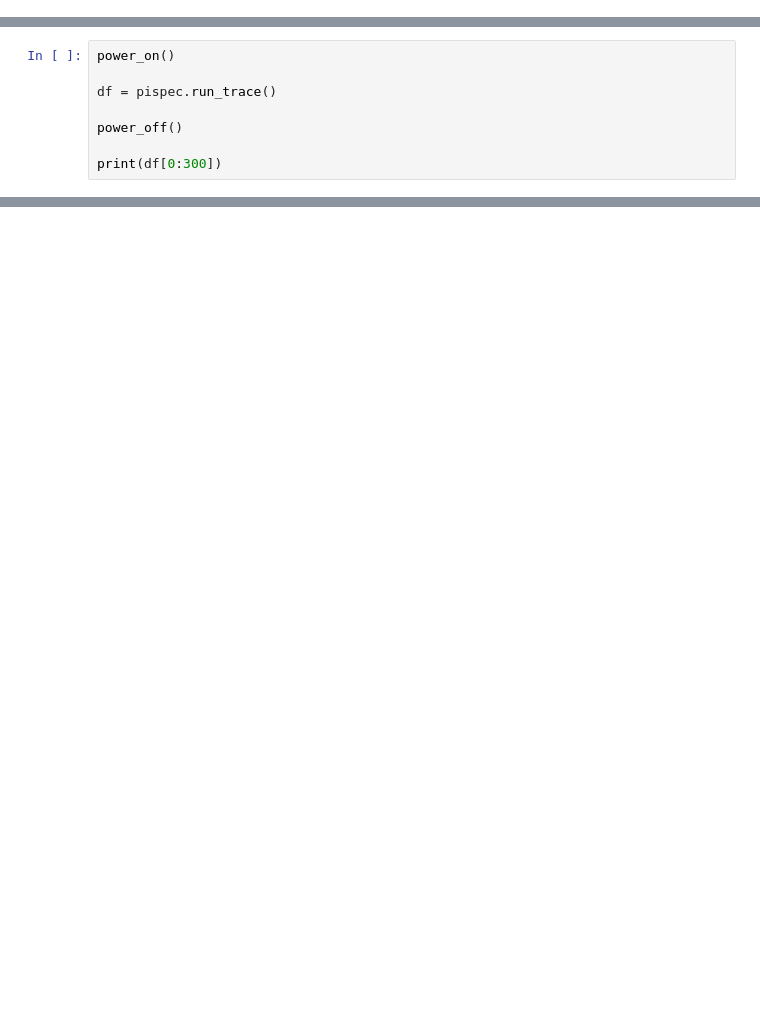
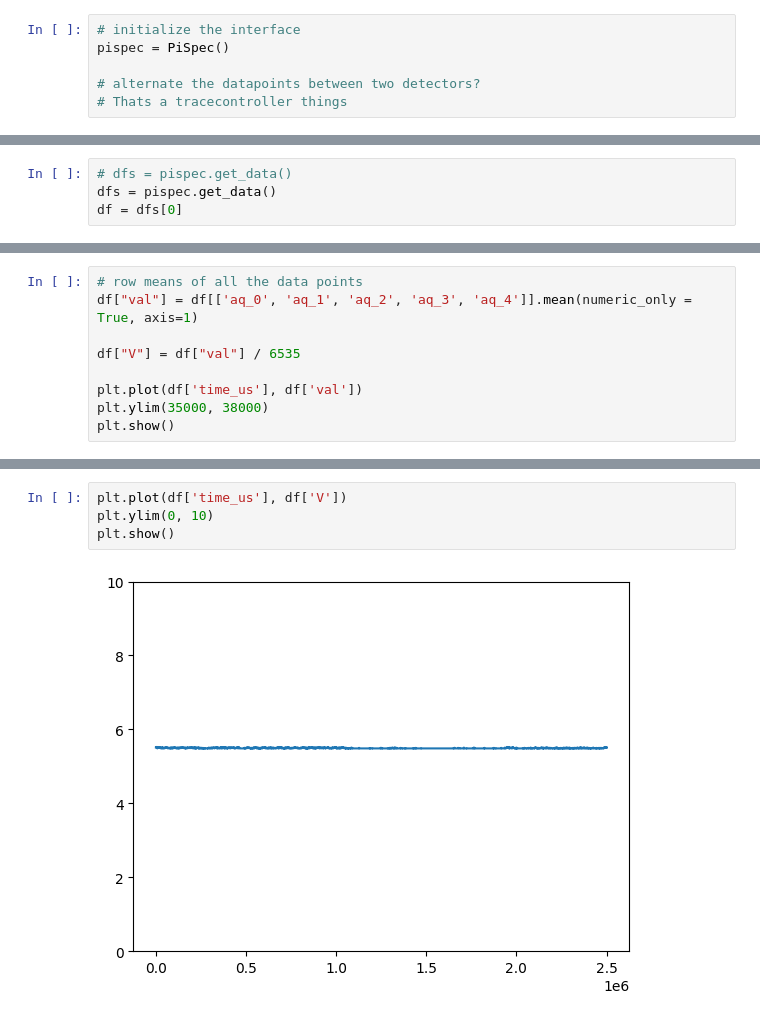
Before and after one commit to fieryWalrus1002/pi-spec_adc, a Jupyter notebook: pispec.ipynb, the cells around one changed output, grey strips where cells are left out. Saved outputs shown, nothing was run; the diff lists cells and outputs as text; blank space fills up the shorter version.

Commit message:
data is coming in and getting plotted!

```diff
--- a/pispec.ipynb
+++ b/pispec.ipynb
@@ -16,0 +5,6 @@ def power_off():
+# %%
+# initialize the interface
+pispec = PiSpec()
+
+# alternate the datapoints between two detectors?
+# Thats a tracecontroller things
@@ -40,8 +26,0 @@ counter=2501, sat_pulse_begin=500, sat_pulse_end=600, pulse_length=75, pulse_int
-# %%
-power_on()
-
-df = pispec.run_trace()
-
-power_off()
-
-print(df[0:300])
@@ -61,0 +66,4 @@ trace_begun
+# %%
+# dfs = pispec.get_data()
+dfs = pispec.get_data()
+df = dfs[0]
@@ -61,0 +93,9 @@ trace_begun
+# %%
+# row means of all the data points
+df["val"] = df[['aq_0', 'aq_1', 'aq_2', 'aq_3', 'aq_4']].mean(numeric_only = True, axis=1)
+
+df["V"] = df["val"] / 6535
+
+plt.plot(df['time_us'], df['val'])
+plt.ylim(35000, 38000)
+plt.show()
@@ -61,0 +104,6 @@ trace_begun
+# %%
+plt.plot(df['time_us'], df['V'])
+plt.ylim(0, 10)
+plt.show()
+# %% [output]
+[figure, added]
```
Also changed, not shown: parts of 11 cells of this notebook, 8 other files.
